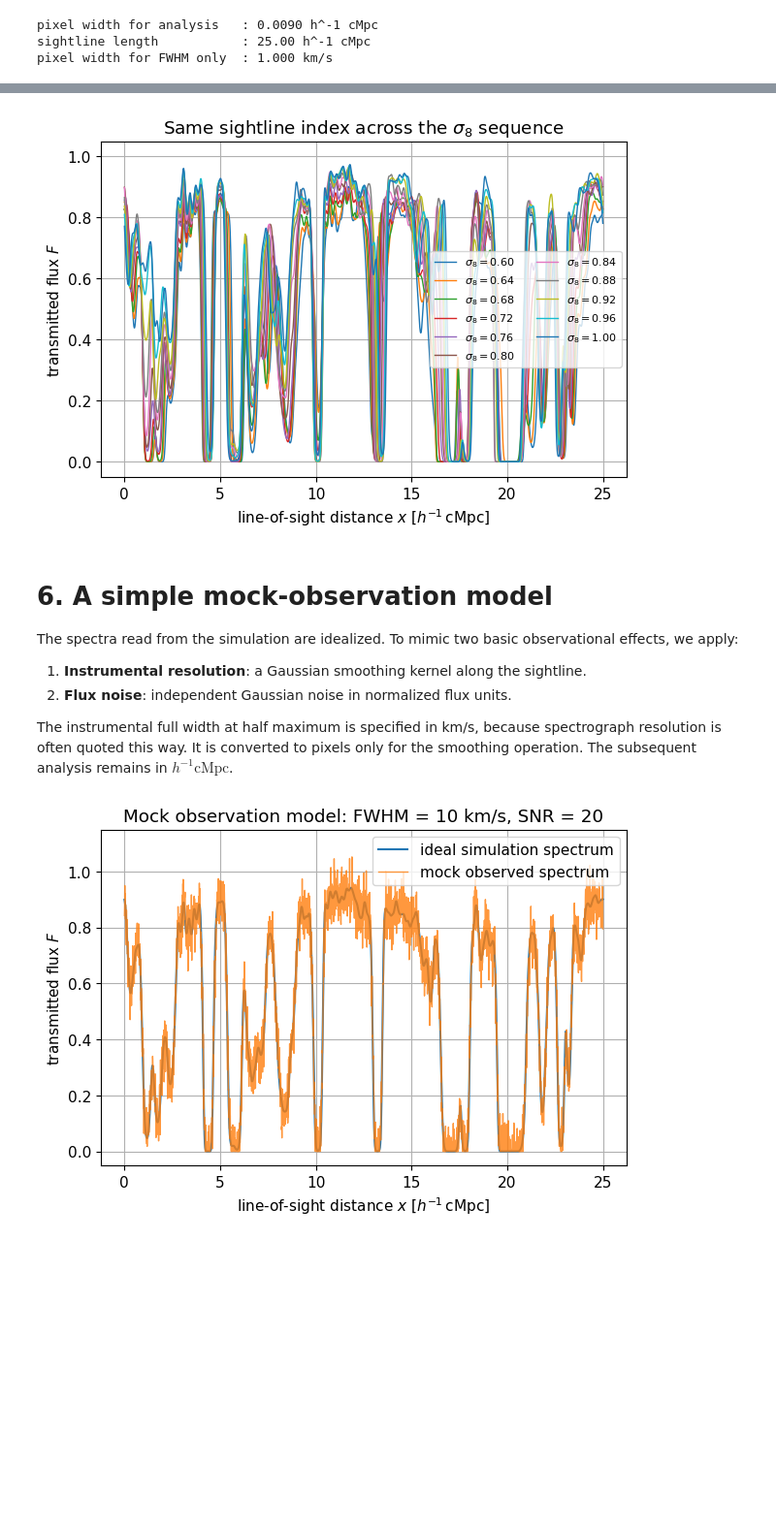
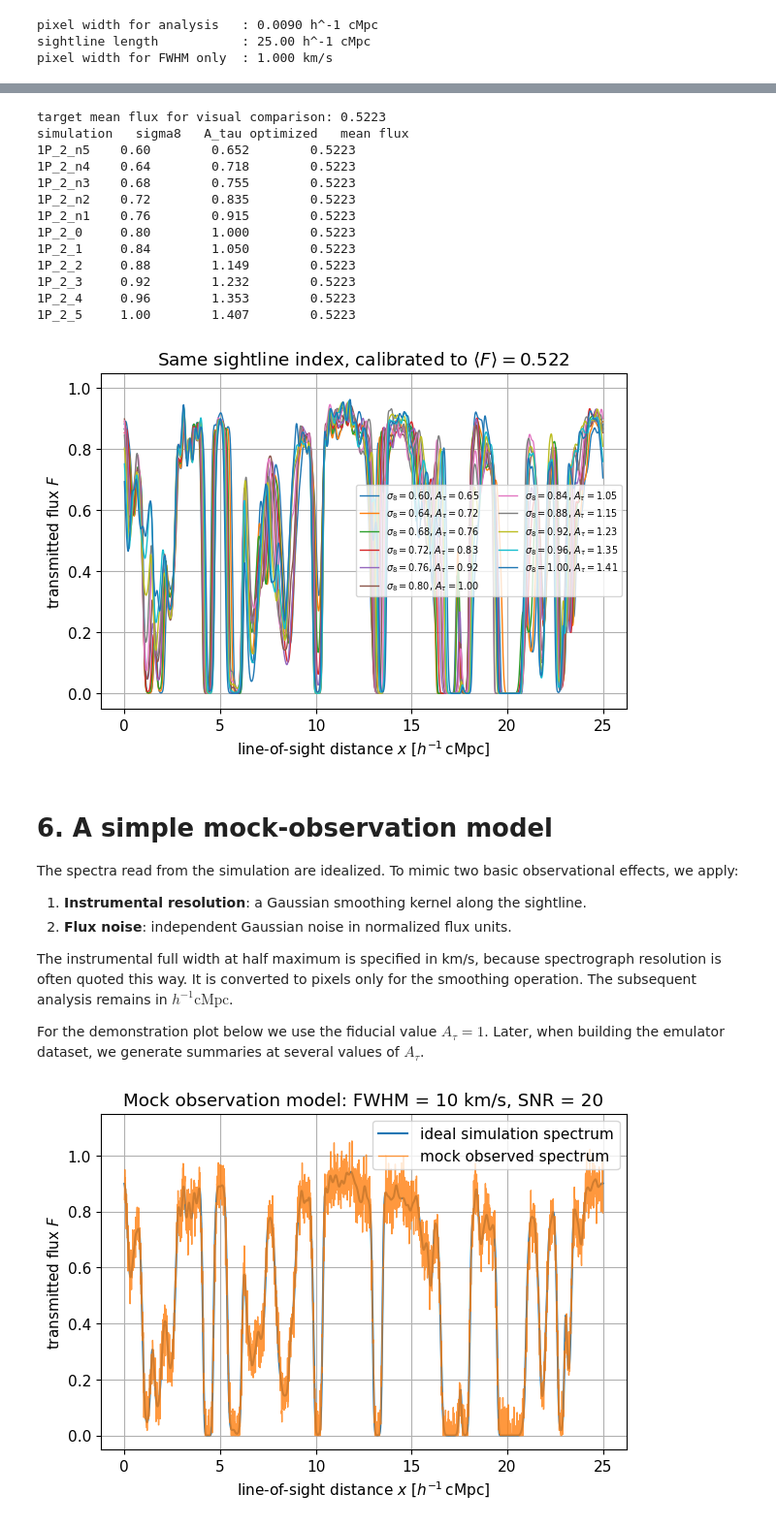
Before and after one commit to soumak-maitra/ML4HEP-V4_Differential_Programming, a Jupyter notebook: Cosmological_Inference_exercise.ipynb, the cells around one changed output, grey strips where cells are left out. Shown at 97% size. Saved outputs shown, nothing was run; the diff lists cells and outputs as text; code cells hidden in the pictures; blank space fills up the shorter version.

```diff
--- a/Cosmological_Inference_exercise.ipynb
+++ b/Cosmological_Inference_exercise.ipynb
@@ -157,9 +179,19 @@ SIGMA8_MIN = 0.60
 SIGMA8_MAX = 1.00
 SIGMA8_FIDUCIAL = 0.80
 
-EMULATOR_TRAINING_SIMS = ["1P_2_n5", "1P_2_n4", "1P_2_n3", "1P_2_0", "1P_2_1", "1P_2_3", "1P_2_4", "1P_2_5"]
-INFERENCE_TEST_SIMS = ["1P_2_n2", "1P_2_2"]
-INFERENCE_COLORS = ["#0072B2", "#D55E00"]
+# Toy optical-depth-amplitude range used for the nuisance-parameter exercise.
+A_TAU_MIN = 0.50
+A_TAU_MAX = 1.50
+A_TAU_FIDUCIAL = 1.00
+
+# Hold out one intermediate sigma8 value for the final inference test.
+# All other sigma8 values are used to train the emulator.
+INFERENCE_TEST_SIMS = ["1P_2_n1"]
+EMULATOR_TRAINING_SIMS = [
+    sim_name for sim_name, _ in SIM_TABLE
+    if sim_name not in INFERENCE_TEST_SIMS
+]
+INFERENCE_COLORS = ["#0072B2"]
 
 SIM_TO_SIGMA8 = dict(SIM_TABLE)
 
@@ -385,21 +499,69 @@ The comparison should be interpreted as a diagnostic of the simulation sequence,
 # %%
 SIGHTLINE_INDEX = 0
 
+# Use the fiducial sigma8 simulation at A_tau=1 to set the visual mean-flux scale.
+fiducial_tau_one = read_tau(
+    spectra_file("1P_2_0"),
+    n_sightlines=SIGHTLINE_INDEX + 1,
+)[SIGHTLINE_INDEX : SIGHTLINE_INDEX + 1]
+TARGET_MEAN_FLUX_FOR_PLOTS = mean_flux_for_A_tau(fiducial_tau_one, A_TAU_FIDUCIAL)
+
+# Store the calibrated values so that they can be inspected later.
+# These values are for the single-sightline visual comparison only.
+A_TAU_FOR_VISUAL_COMPARISON = {}
+
 plt.figure()
 
+print(f"target mean flux for visual comparison: {TARGET_MEAN_FLUX_FOR_PLOTS:.4f}")
+print("simulation   sigma8   A_tau optimized   mean flux")
+
 for sim_name, sigma8 in SIM_TABLE:
-    tau_one = read_tau(spectra_file(sim_name), n_sightlines=SIGHTLINE_INDEX + 1)
-    flux_one = tau_to_flux(tau_one)[SIGHTLINE_INDEX]
-    plt.plot(x_demo, flux_one, lw=1.0, label=fr"$\sigma_8={sigma8:.2f}$")
+    tau_one = read_tau(
+        spectra_file(sim_name),
+        n_sightlines=SIGHTLINE_INDEX + 1,
+    )[SIGHTLINE_INDEX : SIGHTLINE_INDEX + 1]
+
+    A_tau_plot = optimize_A_tau_for_target_mean_flux(
+        tau_one,
+        TARGET_MEAN_FLUX_FOR_PLOTS,
+        start_A_tau=A_TAU_FIDUCIAL,
+    )
+    flux_one = tau_to_flux(tau_one, A_tau=A_tau_plot)[0]
+    A_TAU_FOR_VISUAL_COMPARISON[sim_name] = A_tau_plot
+
+    print(
+        f"{sim_name:8s}   {sigma8:.2f}        "
+        f"{A_tau_plot:.3f}        {flux_one.mean():.4f}"
+    )
+
+    plt.plot(
+        x_demo,
+        flux_one,
+        lw=1.0,
+        label=fr"$\sigma_8={sigma8:.2f}$, $A_\tau={A_tau_plot:.2f}$",
+    )
 
 plt.xlabel(r"line-of-sight distance $x$ [$h^{-1}\,\mathrm{cMpc}$]")
 plt.ylabel(r"transmitted flux $F$")
-plt.title(fr"Same sightline index across the $\sigma_8$ sequence")
+plt.title(fr"Same sightline index, calibrated to $\langle F\rangle={TARGET_MEAN_FLUX_FOR_PLOTS:.3f}$")
 plt.ylim(-0.05, 1.05)
-plt.legend(ncol=2, fontsize=8)
+plt.legend(ncol=2, fontsize=7)
 plt.show()
 # %% [output]
+target mean flux for visual comparison: 0.5223
+simulation   sigma8   A_tau optimized   mean flux
+1P_2_n5    0.60        0.652        0.5223
+1P_2_n4    0.64        0.718        0.5223
+1P_2_n3    0.68        0.755        0.5223
+1P_2_n2    0.72        0.835        0.5223
+1P_2_n1    0.76        0.915        0.5223
+1P_2_0     0.80        1.000        0.5223
+1P_2_1     0.84        1.050        0.5223
+1P_2_2     0.88        1.149        0.5223
+1P_2_3     0.92        1.232        0.5223
+1P_2_4     0.96        1.353        0.5223
+1P_2_5     1.00        1.407        0.5223
-[figure, old version]
+[figure, new version]
 # %% [markdown]
 # 6. A simple mock-observation model
 
@@ -409,6 +571,8 @@ The spectra read from the simulation are idealized. To mimic two basic observati
 2. **Flux noise**: independent Gaussian noise in normalized flux units.
 
 The instrumental full width at half maximum is specified in km/s, because spectrograph resolution is often quoted this way. It is converted to pixels only for the smoothing operation. The subsequent analysis remains in $h^{-1}\mathrm{cMpc}$.
+
+For the demonstration plot below we use the fiducial value $A_\tau=1$. Later, when building the emulator dataset, we generate summaries at several values of $A_\tau$.
 # %%
 INSTRUMENT_FWHM_KMS = 10.0
 SNR = 20.0
```
Also changed, not shown: parts of 38 cells of this notebook.
